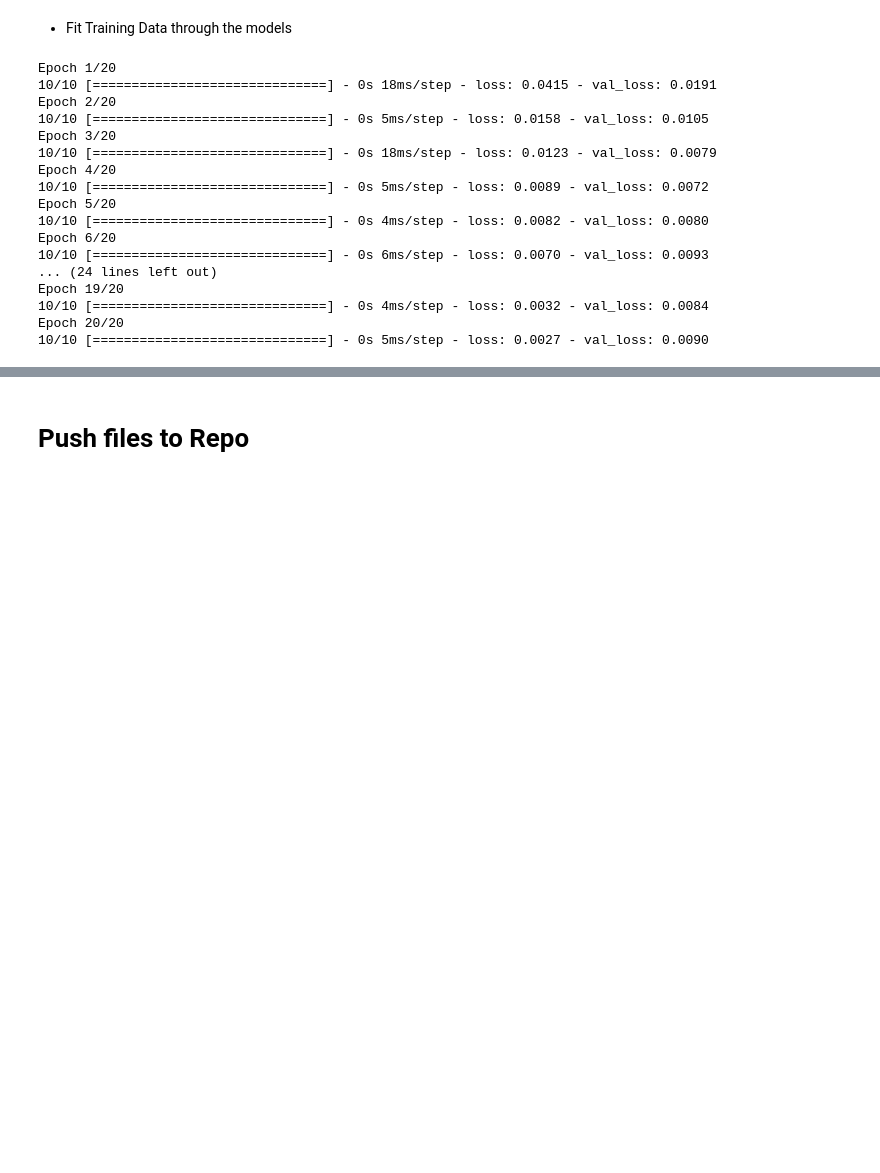
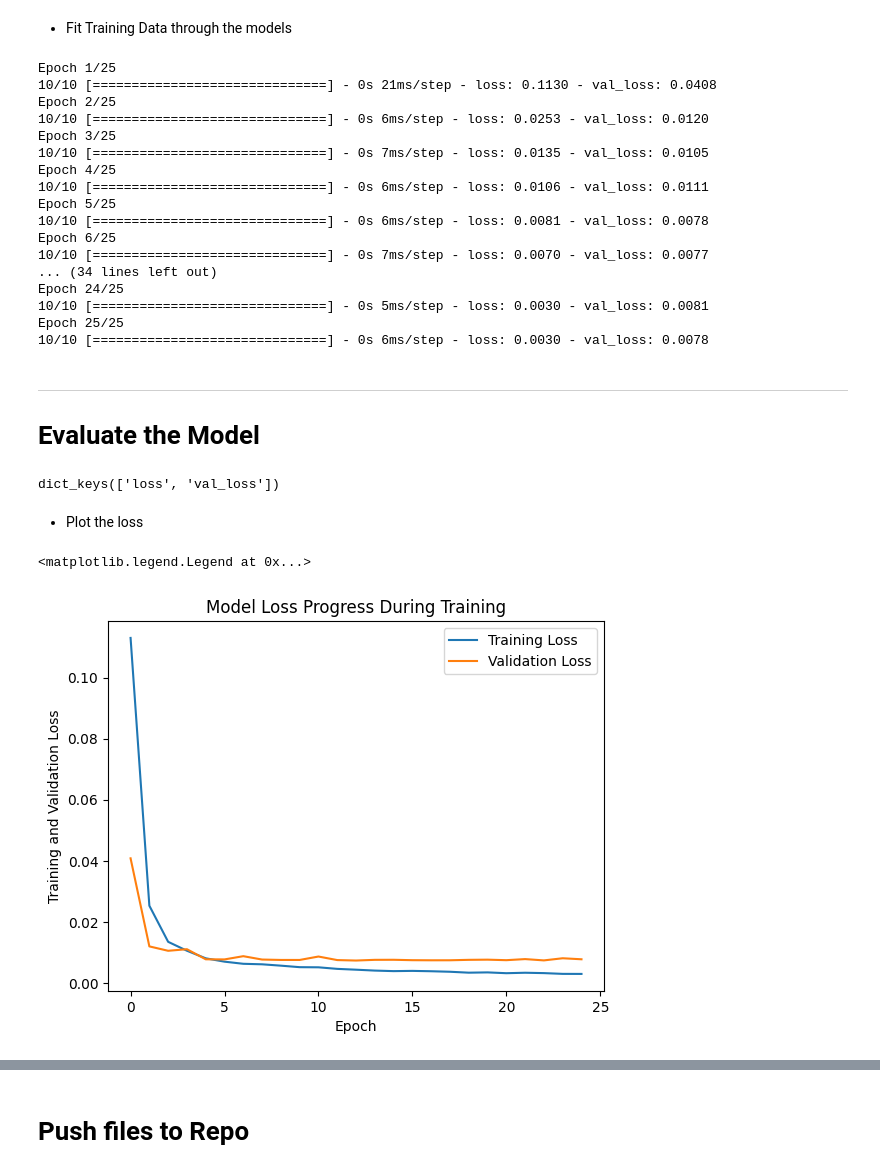
Before and after one commit to Xh3ni/BikeSharingRental, a Jupyter notebook: jupyter_notebooks/Visualize Dataset.ipynb, the cells around one changed output, grey strips where cells are left out. Drawn from its saved outputs; the diff is of its cells as text; code cells hidden in the pictures; blank space fills up the shorter version.

Commit message:
Evaluate the model

```diff
--- a/jupyter_notebooks/Visualize Dataset.ipynb
+++ b/jupyter_notebooks/Visualize Dataset.ipynb
@@ -453,22 +453,42 @@ model.compile(optimizer='Adam', loss='mean_squared_error')
 # %% [markdown]
 * Fit Training Data through the models
 # %%
-epochs_hist = model.fit(X_train, y_train, epochs = 20, batch_size = 50, validation_split = 0.2)
+epochs_hist = model.fit(X_train, y_train, epochs = 25, batch_size = 50, validation_split = 0.2)
 # %% [output]
-Epoch 1/20
-10/10 [==============================] - 0s 18ms/step - loss: 0.0415 - val_loss: 0.0191
-Epoch 2/20
-10/10 [==============================] - 0s 5ms/step - loss: 0.0158 - val_loss: 0.0105
-Epoch 3/20
-10/10 [==============================] - 0s 18ms/step - loss: 0.0123 - val_loss: 0.0079
-Epoch 4/20
-10/10 [==============================] - 0s 5ms/step - loss: 0.0089 - val_loss: 0.0072
-Epoch 5/20
-10/10 [==============================] - 0s 4ms/step - loss: 0.0082 - val_loss: 0.0080
-Epoch 6/20
-10/10 [==============================] - 0s 6ms/step - loss: 0.0070 - val_loss: 0.0093
-... (24 lines left out)
-Epoch 19/20
-10/10 [==============================] - 0s 4ms/step - loss: 0.0032 - val_loss: 0.0084
-Epoch 20/20
-10/10 [==============================] - 0s 5ms/step - loss: 0.0027 - val_loss: 0.0090
+Epoch 1/25
+10/10 [==============================] - 0s 21ms/step - loss: 0.1130 - val_loss: 0.0408
+Epoch 2/25
+10/10 [==============================] - 0s 6ms/step - loss: 0.0253 - val_loss: 0.0120
+Epoch 3/25
+10/10 [==============================] - 0s 7ms/step - loss: 0.0135 - val_loss: 0.0105
+Epoch 4/25
+10/10 [==============================] - 0s 6ms/step - loss: 0.0106 - val_loss: 0.0111
+Epoch 5/25
+10/10 [==============================] - 0s 6ms/step - loss: 0.0081 - val_loss: 0.0078
+Epoch 6/25
+10/10 [==============================] - 0s 7ms/step - loss: 0.0070 - val_loss: 0.0077
+... (34 lines left out)
+Epoch 24/25
+10/10 [==============================] - 0s 5ms/step - loss: 0.0030 - val_loss: 0.0081
+Epoch 25/25
+10/10 [==============================] - 0s 6ms/step - loss: 0.0030 - val_loss: 0.0078
+# %% [markdown]
+<hr>
+
+# **Evaluate the Model**
+# %%
+epochs_hist.history.keys()
+# %% [output]
+dict_keys(['loss', 'val_loss'])
+# %% [markdown]
+* Plot the loss
+# %%
+plt.plot(epochs_hist.history['loss'])
+plt.plot(epochs_hist.history['val_loss'])
+plt.title('Model Loss Progress During Training')
+plt.xlabel('Epoch')
+plt.ylabel('Training and Validation Loss')
+plt.legend(['Training Loss', 'Validation Loss'])
+# %% [output]
+<matplotlib.legend.Legend at 0x...>
+[figure, added]
```
Also changed, not shown: parts of 12 cells of this notebook.
